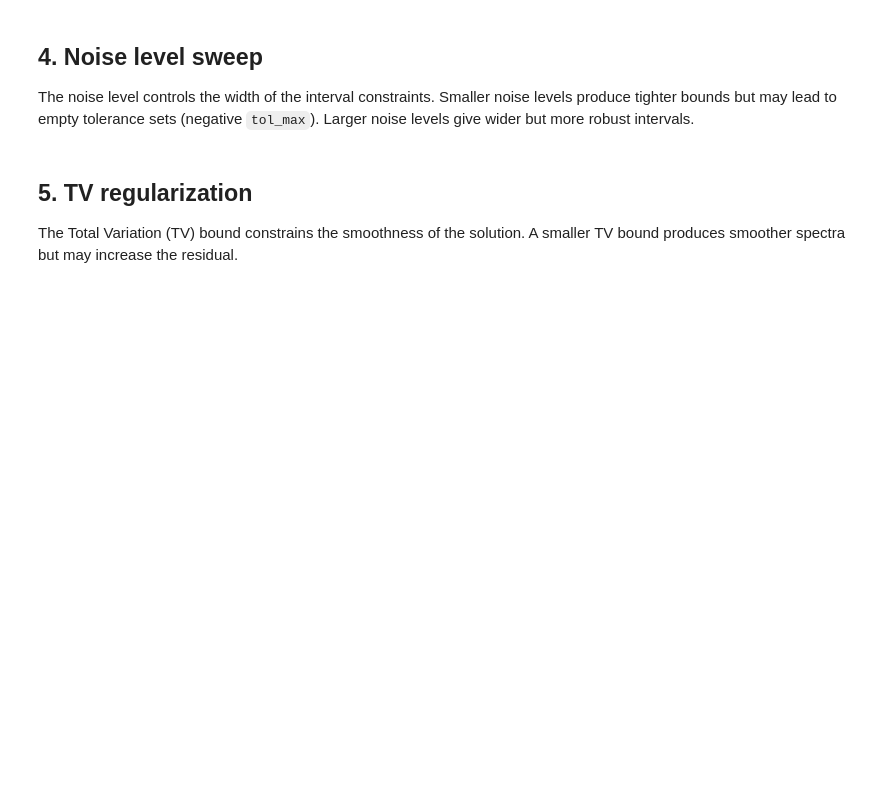
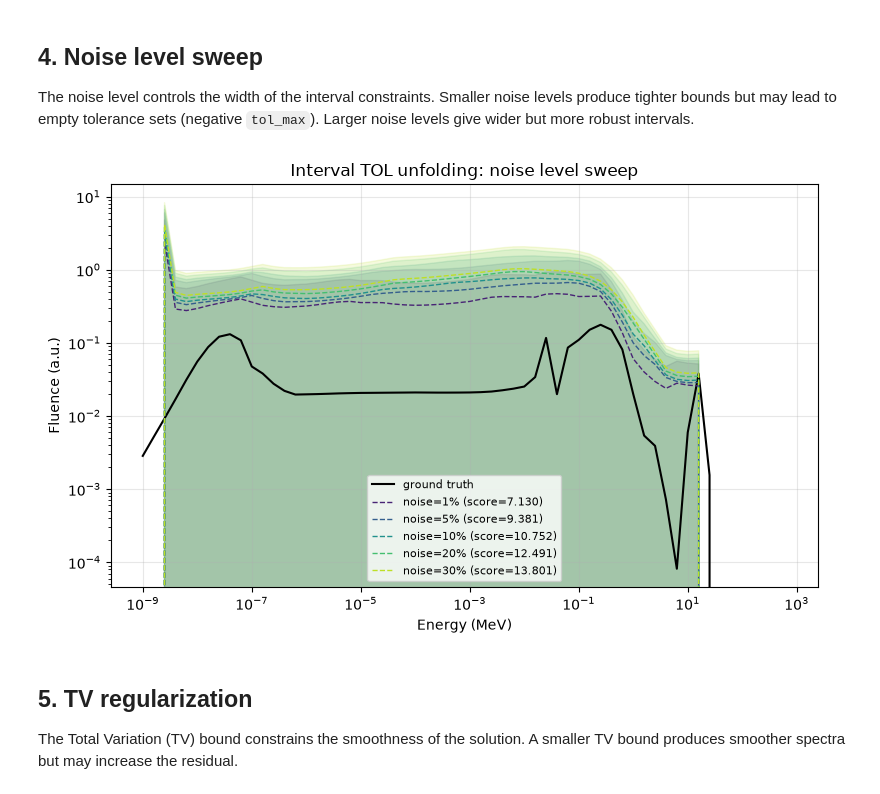
Before and after one commit to Radiationsafety/bssunfold, a Jupyter notebook: examples/83-interval-tol-iaea.ipynb, the cells around one changed output. Cells and saved outputs as stored; diff of their text form; code cells hidden in the pictures; blank space fills up the shorter version.

Commit message:
Fix interval notebooks: use active energy bins for plotting with max_neutron_energy cutoff

```diff
--- a/examples/83-interval-tol-iaea.ipynb
+++ b/examples/83-interval-tol-iaea.ipynb
@@ -74,3 +78,9 @@ for name, val in readings.items():
 phi_true = np.interp(
     E, reference_csv['E_MeV'], reference_csv[SPECTRUM]
 )
+
+# Active energy bins for plotting
+Emax = 20.0
+active = E <= Emax
+E_active = E[active]
+phi_true_active = phi_true[active]
@@ -119,27 +156,29 @@ but more robust intervals.
 # %%
 noise_levels = [0.01, 0.05, 0.10, 0.20, 0.30]
 
 fig, ax = plt.subplots(figsize=(8, 5))
-ax.loglog(E, phi_true, "k-", lw=1.5, label="ground truth")
+ax.loglog(E_active, phi_true_active, "k-", lw=1.5, label="ground truth")
 colors = plt.cm.viridis(np.linspace(0.1, 0.9, len(noise_levels)))
 for color, nl in zip(colors, noise_levels):
     res = detector.unfold_interval_tol(
         readings, noise_level=nl, max_neutron_energy=20.0, save_result=False,
     )
     m = compare_spectra(phi_true, res["spectrum"],
                         metrics=["comprehensive_score"])
-    ax.loglog(E, res["spectrum"], "--", color=color, lw=1,
+    ax.loglog(E_active, res["spectrum"], "--", color=color, lw=1,
               label=f"noise={nl:.0%} (score={m['comprehensive_score']:.3f})")
-    ax.fill_between(E, res["spectrum_lower"], res["spectrum_upper"],
+    ax.fill_between(E_active, res["spectrum_lower"], res["spectrum_upper"],
                     color=color, alpha=0.15)
 
 ax.set_xlabel("Energy (MeV)")
 ax.set_ylabel("Fluence (a.u.)")
 ax.set_title("Interval TOL unfolding: noise level sweep")
 ax.legend(fontsize=8)
 ax.grid(True, alpha=0.3)
 plt.tight_layout()
 plt.show()
+# %% [output]
+[figure, added]
 # %% [markdown]
 ## 5. TV regularization
 
```
Also changed, not shown: parts of 5 cells of this notebook, 1 other file.
